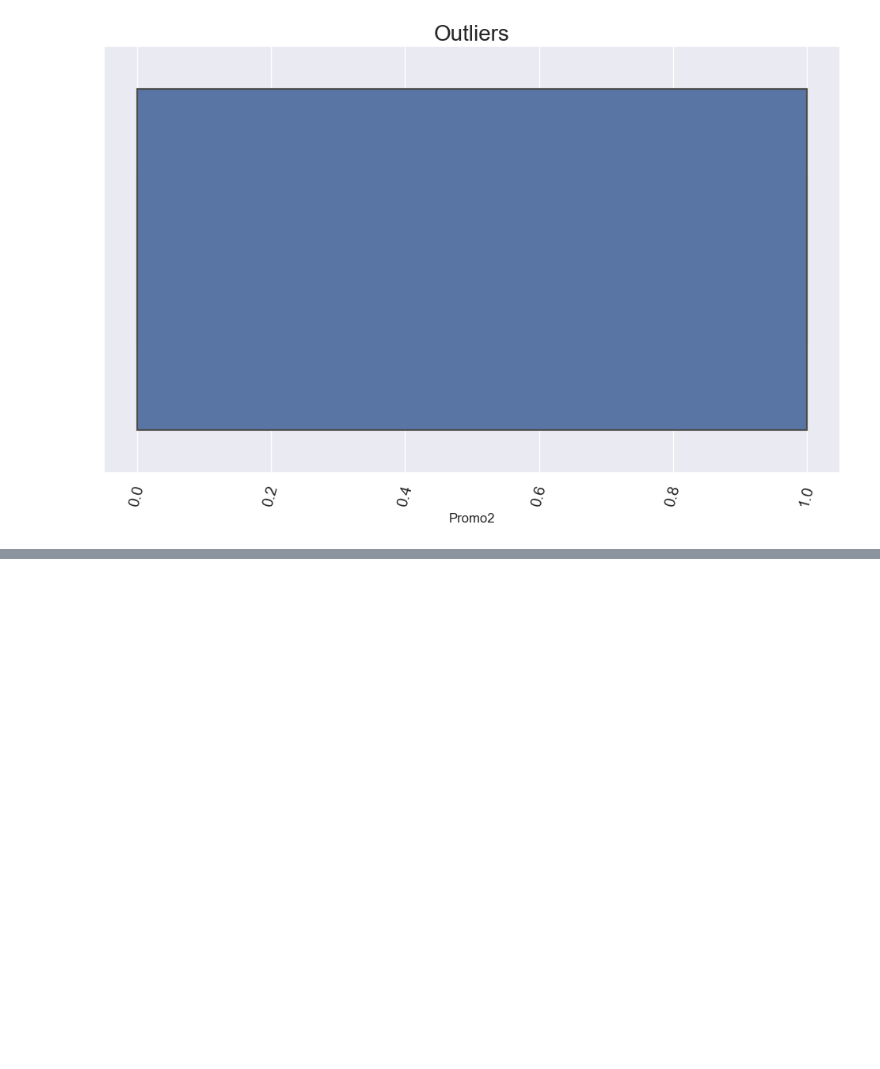
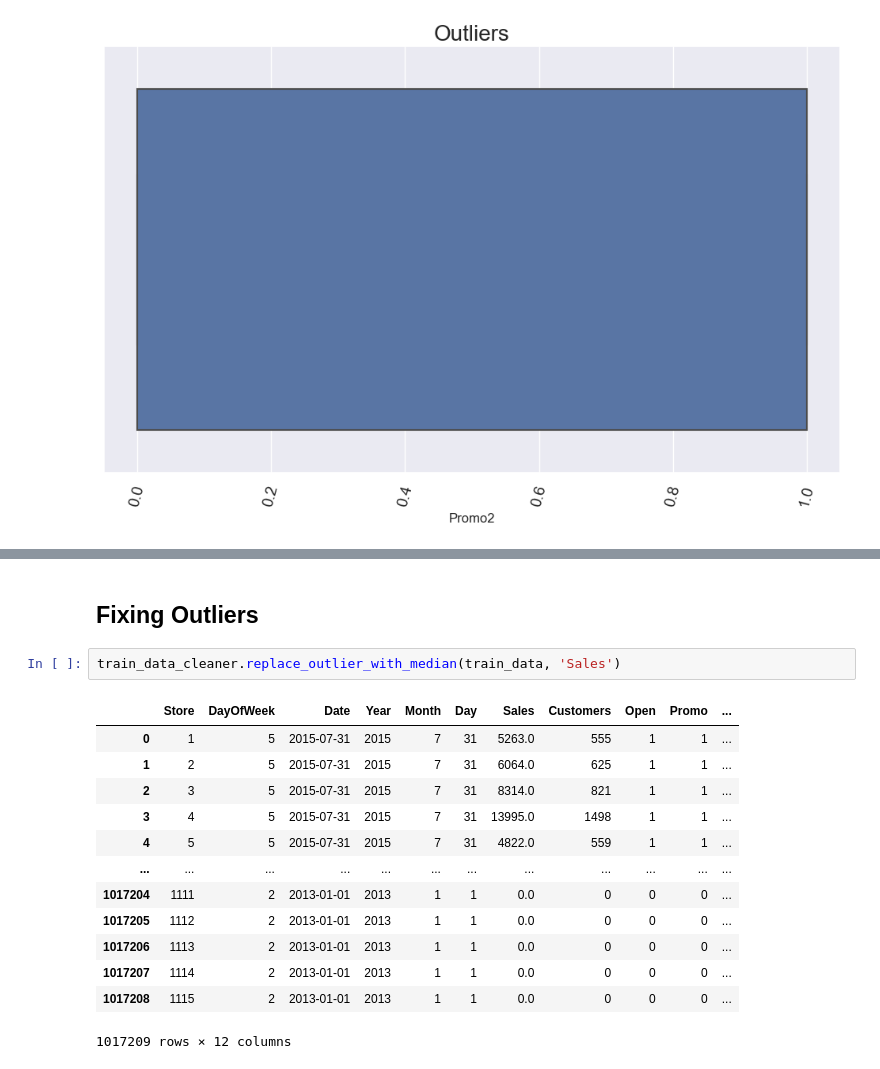
Before and after one commit to HenokD11/SalesPrediction, a Jupyter notebook: notebooks/preprocessing.ipynb, the cells around one changed output, grey strips where cells are left out. Drawn from its saved outputs; the diff is of its cells as text; blank space fills up the shorter version.

```diff
--- a/notebooks/preprocessing.ipynb
+++ b/notebooks/preprocessing.ipynb
@@ -336,0 +341,18 @@ exploration.plot_box(store_data, 'Promo2', 'Outliers')
+# %% [markdown]
+## Fixing Outliers
+# %%
+train_data_cleaner.replace_outlier_with_median(train_data, 'Sales')
+# %% [output]
+|  | Store | DayOfWeek | Date | Year | Month | Day | Sales | Customers | Open | Promo | ... |
+| 0 | 1 | 5 | 2015-07-31 | 2015 | 7 | 31 | 5263.0 | 555 | 1 | 1 | ... |
+| 1 | 2 | 5 | 2015-07-31 | 2015 | 7 | 31 | 6064.0 | 625 | 1 | 1 | ... |
+| 2 | 3 | 5 | 2015-07-31 | 2015 | 7 | 31 | 8314.0 | 821 | 1 | 1 | ... |
+| 3 | 4 | 5 | 2015-07-31 | 2015 | 7 | 31 | 13995.0 | 1498 | 1 | 1 | ... |
+| 4 | 5 | 5 | 2015-07-31 | 2015 | 7 | 31 | 4822.0 | 559 | 1 | 1 | ... |
+| ... | ... | ... | ... | ... | ... | ... | ... | ... | ... | ... | ... |
+| 1017204 | 1111 | 2 | 2013-01-01 | 2013 | 1 | 1 | 0.0 | 0 | 0 | 0 | ... |
+| 1017205 | 1112 | 2 | 2013-01-01 | 2013 | 1 | 1 | 0.0 | 0 | 0 | 0 | ... |
+| 1017206 | 1113 | 2 | 2013-01-01 | 2013 | 1 | 1 | 0.0 | 0 | 0 | 0 | ... |
+| 1017207 | 1114 | 2 | 2013-01-01 | 2013 | 1 | 1 | 0.0 | 0 | 0 | 0 | ... |
+| 1017208 | 1115 | 2 | 2013-01-01 | 2013 | 1 | 1 | 0.0 | 0 | 0 | 0 | ... |
+1017209 rows × 12 columns
```
Also changed, not shown: parts of 2 cells of this notebook.
